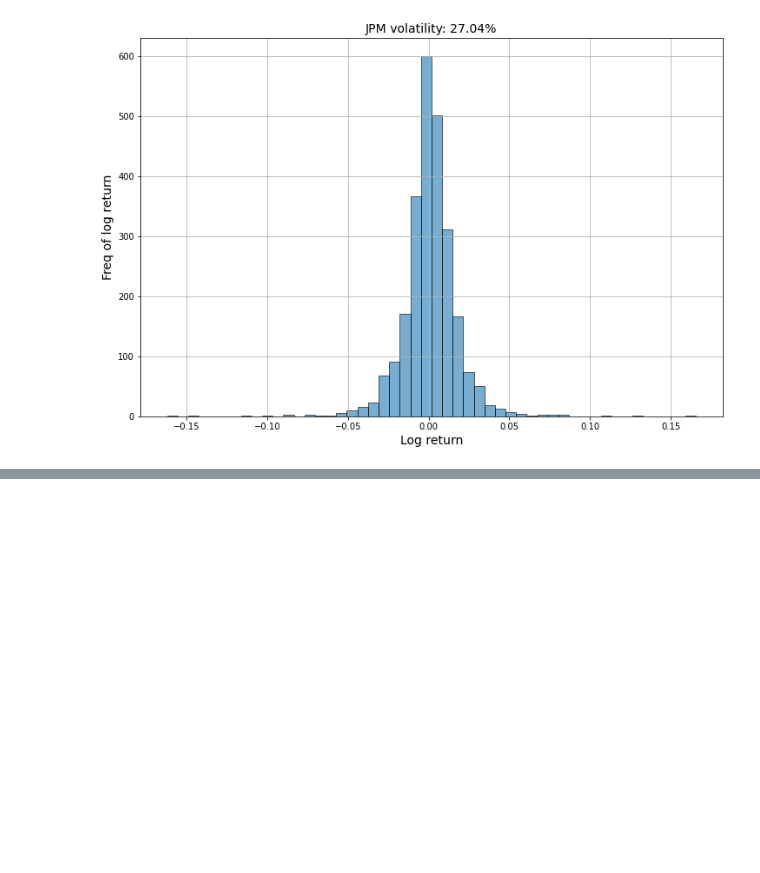
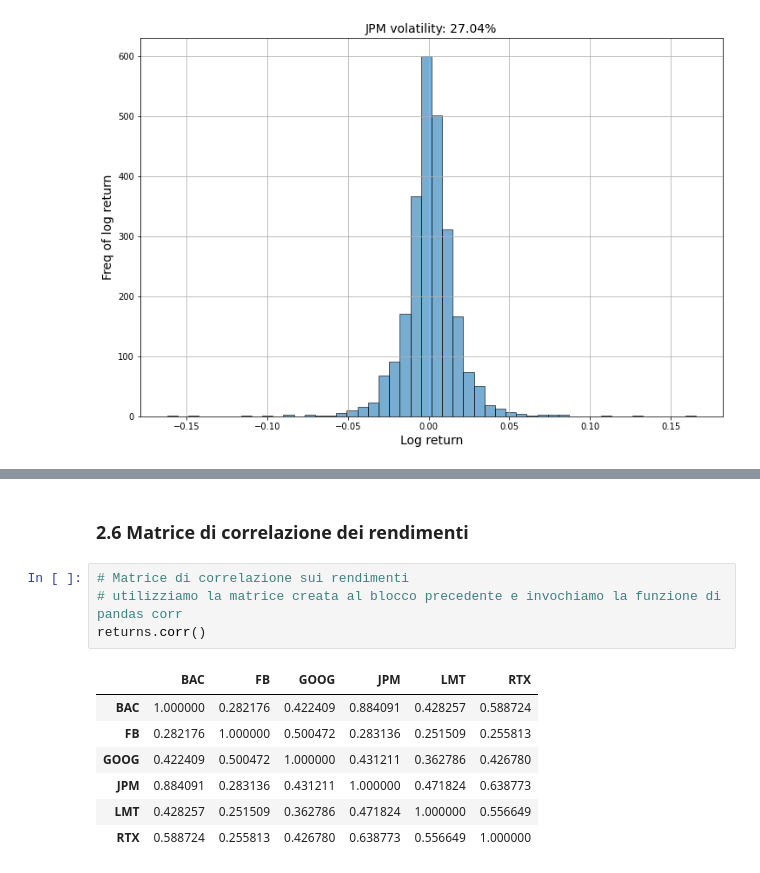
Before and after one commit to tommcamm/BISF-Project, a Jupyter notebook: python/Notebook del progetto.ipynb, the cells around one changed output, grey strips where cells are left out. Drawn from its saved outputs; the diff is of its cells as text; blank space fills up the shorter version.

```diff
--- a/python/Notebook del progetto.ipynb
+++ b/python/Notebook del progetto.ipynb
@@ -1134,0 +1137,14 @@ returns.cov() # Caloliamo la covariazna
+# %% [markdown]
+### 2.6 Matrice di correlazione dei rendimenti
+# %%
+# Matrice di correlazione sui rendimenti
+# utilizziamo la matrice creata al blocco precedente e invochiamo la funzione di pandas corr
+returns.corr()
+# %% [output]
+|  | BAC | FB | GOOG | JPM | LMT | RTX |
+| BAC | 1.000000 | 0.282176 | 0.422409 | 0.884091 | 0.428257 | 0.588724 |
+| FB | 0.282176 | 1.000000 | 0.500472 | 0.283136 | 0.251509 | 0.255813 |
+| GOOG | 0.422409 | 0.500472 | 1.000000 | 0.431211 | 0.362786 | 0.426780 |
+| JPM | 0.884091 | 0.283136 | 0.431211 | 1.000000 | 0.471824 | 0.638773 |
+| LMT | 0.428257 | 0.251509 | 0.362786 | 0.471824 | 1.000000 | 0.556649 |
+| RTX | 0.588724 | 0.255813 | 0.426780 | 0.638773 | 0.556649 | 1.000000 |
```
Also changed, not shown: parts of 10 cells of this notebook, 2 other files.
